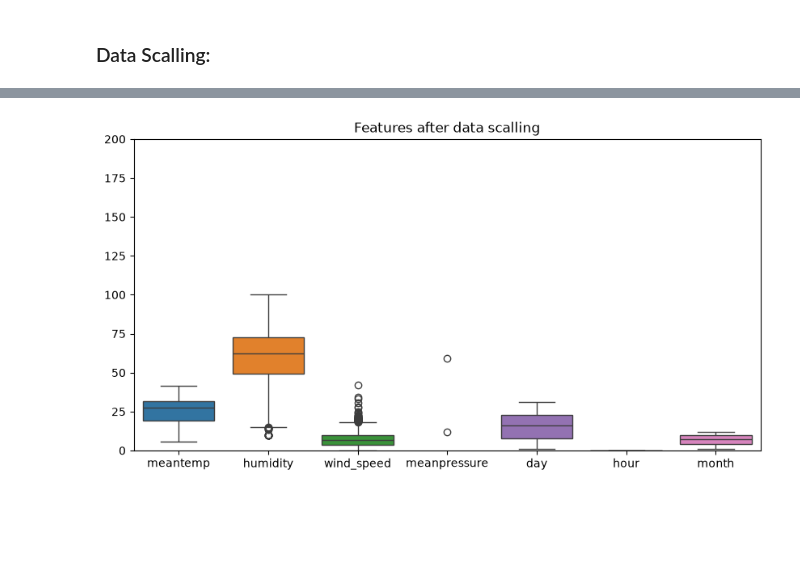
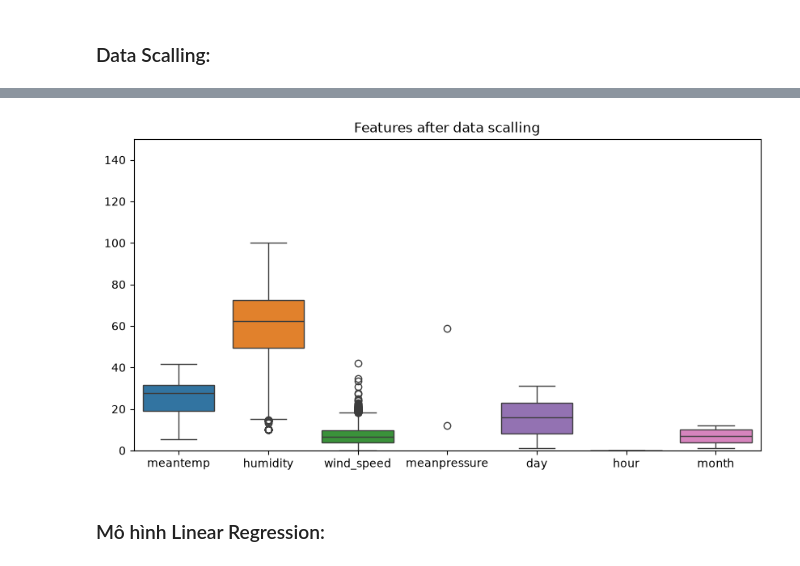
Before and after one commit to pisceskibo/ClimateChangeSeries, a Jupyter notebook: climate_change_prediction.ipynb, the cells around one changed output, grey strips where cells are left out. Saved outputs shown, nothing was run; the diff lists cells and outputs as text; code cells hidden in the pictures; blank space fills up the shorter version.

```diff
--- a/climate_change_prediction.ipynb
+++ b/climate_change_prediction.ipynb
@@ -498,9 +500,11 @@ x_test.head()
 # %%
 # Biểu đồ sau khi dữ liệu được chuẩn hóa
 plt.figure(figsize=(10,5))
 plt.title("Features after data scalling")
 sns.boxplot(data)
-plt.ylim(0, 200)
+plt.ylim(0, 150)
 plt.show()
 # %% [output]
-[figure, old version]
+[figure, new version]
+# %% [markdown]
+### Mô hình Linear Regression:
```
Also changed, not shown: parts of 25 cells of this notebook.
